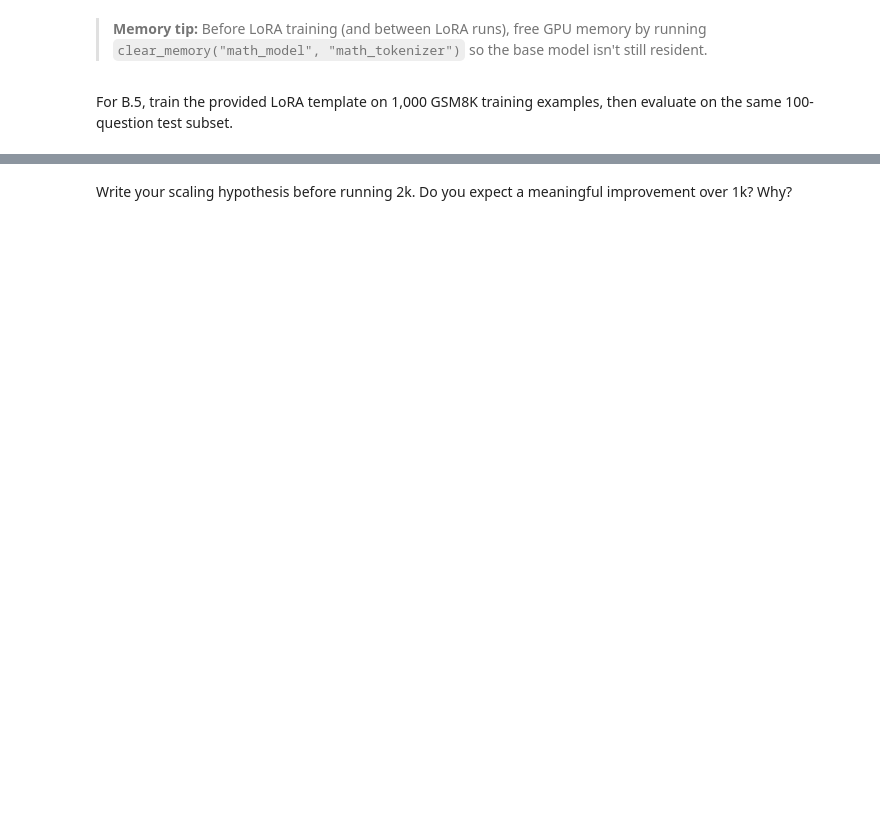
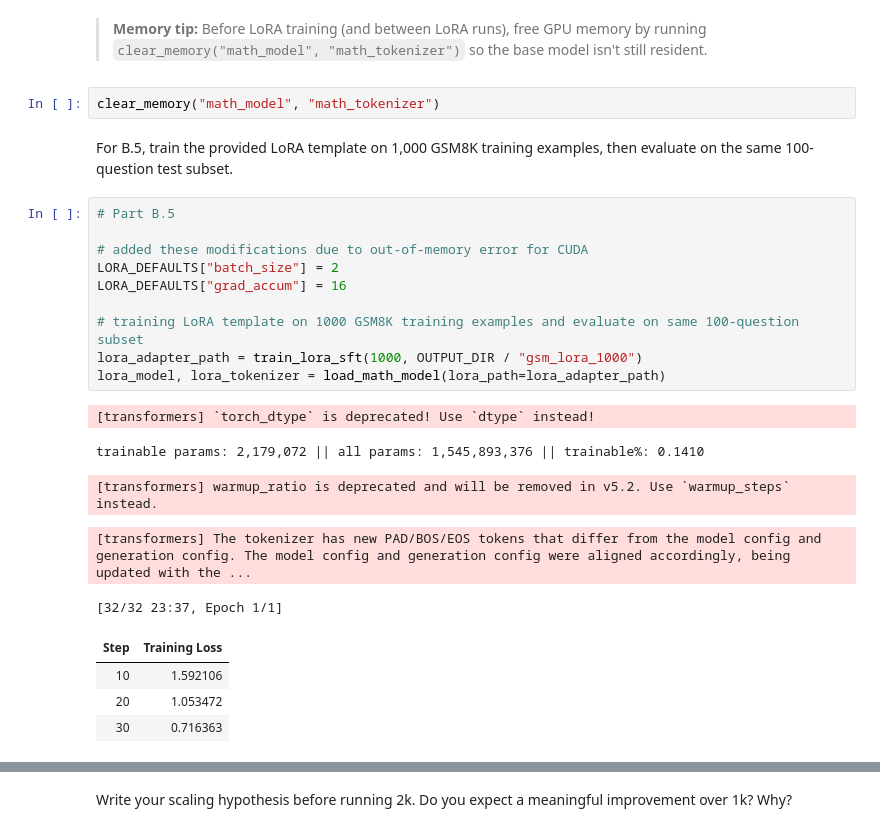
Before and after one commit to sonirohan/intro-ml, a Jupyter notebook: final_project/project_notebook.ipynb, the cells around one changed output, grey strips where cells are left out. Saved outputs shown, nothing was run; the diff lists cells and outputs as text; blank space fills up the shorter version.

```diff
--- a/final_project/project_notebook.ipynb
+++ b/final_project/project_notebook.ipynb
@@ -1102,4 +1117,26 @@ def train_lora_sft(num_samples, output_dir, model_name=MATH_MODEL):
 # %% [markdown]
 > **Memory tip:** Before LoRA training (and between LoRA runs), free GPU memory by running `clear_memory("math_model", "math_tokenizer")` so the base model isn't still resident.
+# %%
+clear_memory("math_model", "math_tokenizer")
 # %% [markdown]
 For B.5, train the provided LoRA template on 1,000 GSM8K training examples, then evaluate on the same 100-question test subset.
+# %%
+# Part B.5
+
+# added these modifications due to out-of-memory error for CUDA
+LORA_DEFAULTS["batch_size"] = 2
+LORA_DEFAULTS["grad_accum"] = 16
+
+# training LoRA template on 1000 GSM8K training examples and evaluate on same 100-question subset
+lora_adapter_path = train_lora_sft(1000, OUTPUT_DIR / "gsm_lora_1000")
+lora_model, lora_tokenizer = load_math_model(lora_path=lora_adapter_path)
+# %% [output]
+[transformers] `torch_dtype` is deprecated! Use `dtype` instead!
+trainable params: 2,179,072 || all params: 1,545,893,376 || trainable%: 0.1410
+[transformers] warmup_ratio is deprecated and will be removed in v5.2. Use `warmup_steps` instead.
+[transformers] The tokenizer has new PAD/BOS/EOS tokens that differ from the model config and generation config. The model config and generation config were aligned accordingly, being updated with the ...
+[32/32 23:37, Epoch 1/1]
+| Step | Training Loss |
+| 10 | 1.592106 |
+| 20 | 1.053472 |
+| 30 | 0.716363 |
```
Also changed, not shown: parts of 21 cells of this notebook.
